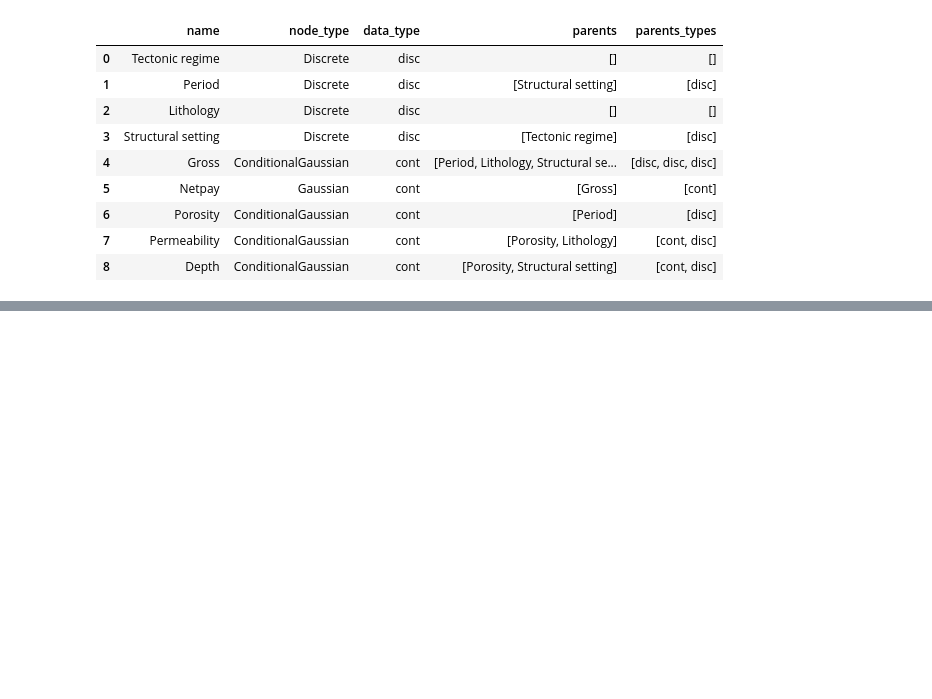
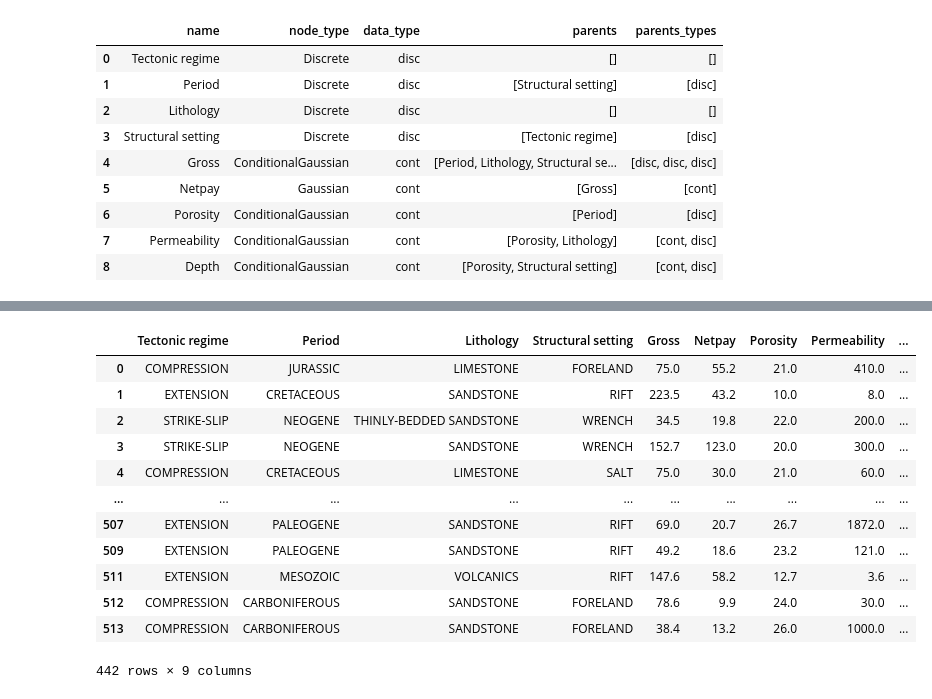
Before and after one commit to aimclub/BAMT, a Jupyter notebook: tutorials/ParametersLearningAndSampling.ipynb, the cells around one changed output, grey strips where cells are left out. Drawn from its saved outputs; the diff is of its cells as text; code cells hidden in the pictures; blank space fills up the shorter version.

```diff
--- a/tutorials/ParametersLearningAndSampling.ipynb
+++ b/tutorials/ParametersLearningAndSampling.ipynb
@@ -241,0 +266,6 @@ for column in hack.columns.to_list():
+# %%
+bn_2 = Nets.HybridBN()
+bn_2.add_nodes(d)
+# %%
+bn_1.add_edges(discretized_data, scoring_function=('MI',))
+bn_2.add_edges(discretized_data, scoring_function=('K2',K2Score))
@@ -241,0 +298,3 @@ for column in hack.columns.to_list():
+# %%
+%%time
+bn_1.fit_parameters(hack)
@@ -241,0 +303,3 @@ for column in hack.columns.to_list():
+# %%
+%%time
+bn_2.fit_parameters(hack)
@@ -241,0 +318,17 @@ for column in hack.columns.to_list():
+# %%
+hack_filtered = hack.dropna()
+hack_filtered
+# %% [output]
+|  | Tectonic regime | Period | Lithology | Structural setting | Gross | Netpay | Porosity | Permeability | ... |
+| 0 | COMPRESSION | JURASSIC | LIMESTONE | FORELAND | 75.0 | 55.2 | 21.0 | 410.0 | ... |
+| 1 | EXTENSION | CRETACEOUS | SANDSTONE | RIFT | 223.5 | 43.2 | 10.0 | 8.0 | ... |
+| 2 | STRIKE-SLIP | NEOGENE | THINLY-BEDDED SANDSTONE | WRENCH | 34.5 | 19.8 | 22.0 | 200.0 | ... |
+| 3 | STRIKE-SLIP | NEOGENE | SANDSTONE | WRENCH | 152.7 | 123.0 | 20.0 | 300.0 | ... |
+| 4 | COMPRESSION | CRETACEOUS | LIMESTONE | SALT | 75.0 | 30.0 | 21.0 | 60.0 | ... |
+| ... | ... | ... | ... | ... | ... | ... | ... | ... | ... |
+| 507 | EXTENSION | PALEOGENE | SANDSTONE | RIFT | 69.0 | 20.7 | 26.7 | 1872.0 | ... |
+| 509 | EXTENSION | PALEOGENE | SANDSTONE | RIFT | 49.2 | 18.6 | 23.2 | 121.0 | ... |
+| 511 | EXTENSION | MESOZOIC | VOLCANICS | RIFT | 147.6 | 58.2 | 12.7 | 3.6 | ... |
+| 512 | COMPRESSION | CARBONIFEROUS | SANDSTONE | FORELAND | 78.6 | 9.9 | 24.0 | 30.0 | ... |
+| 513 | COMPRESSION | CARBONIFEROUS | SANDSTONE | FORELAND | 38.4 | 13.2 | 26.0 | 1000.0 | ... |
+442 rows × 9 columns
```
Also changed, not shown: parts of 26 cells of this notebook, 10 other files.
